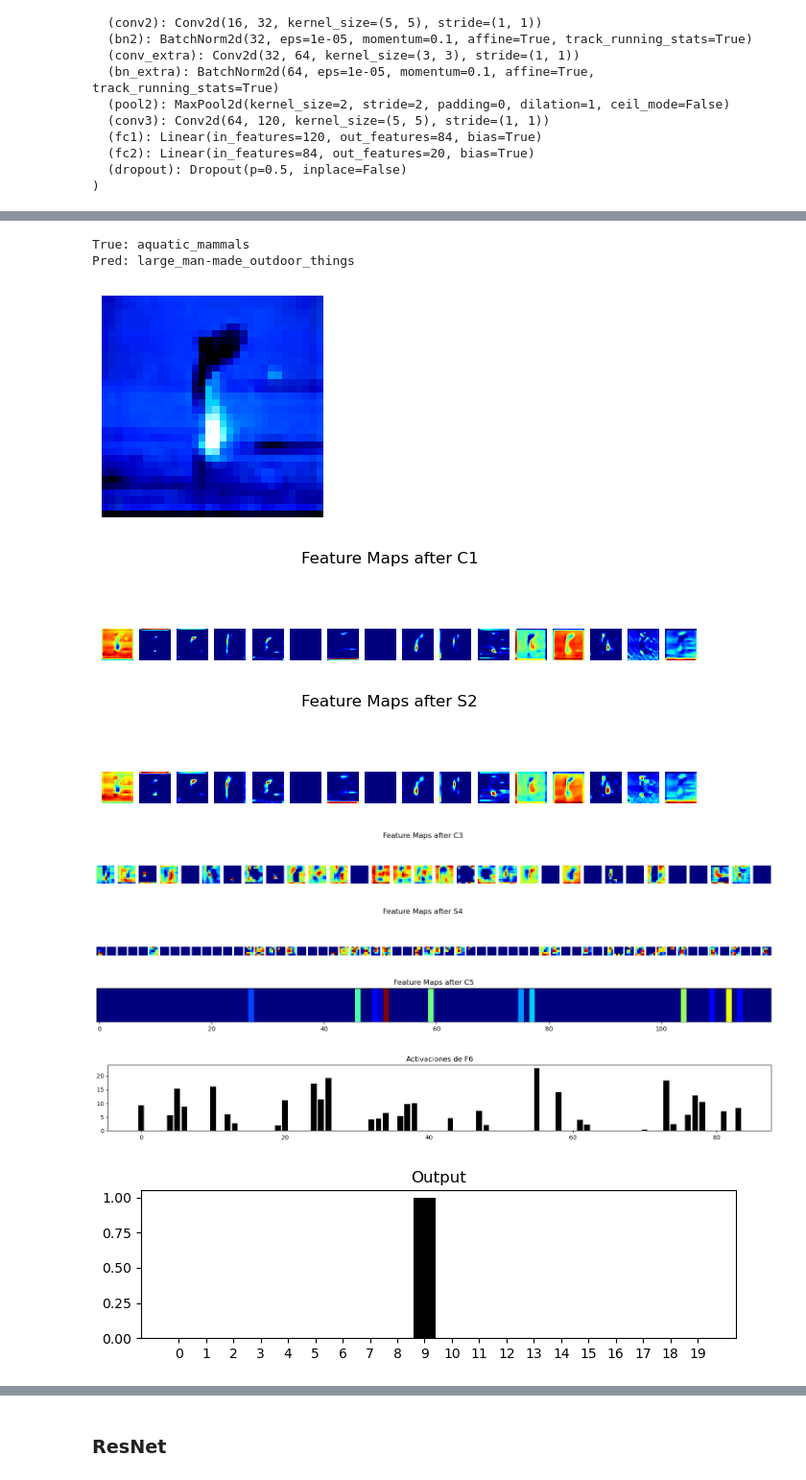
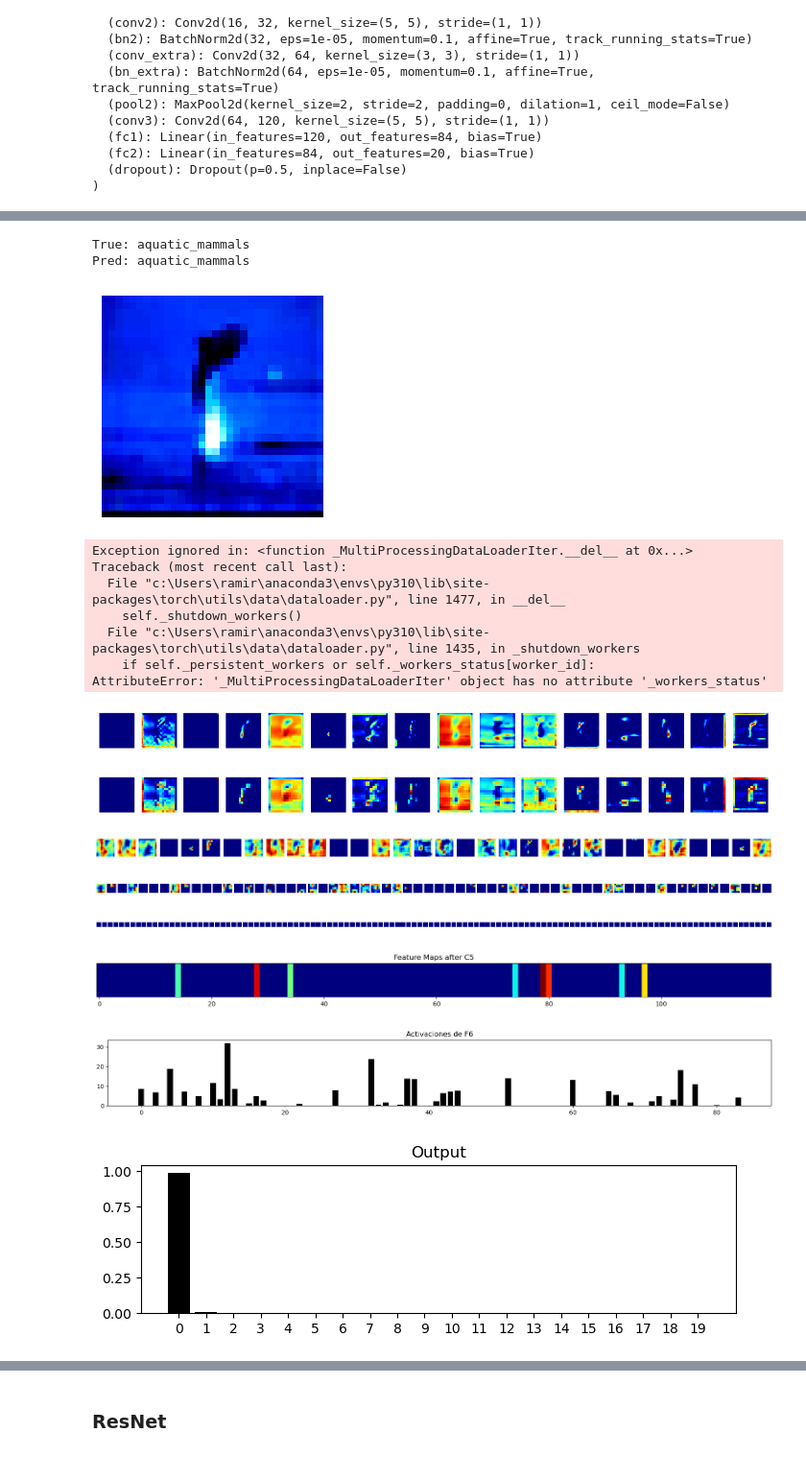
Before and after one commit to rvive/DeepLearning_for_CV, a Jupyter notebook: CNN/cifar copy.ipynb, the cells around one changed output, grey strips where cells are left out. Shown at 96% size. Drawn from its saved outputs; the diff is of its cells as text; code cells hidden in the pictures.

```diff
--- a/CNN/cifar copy.ipynb
+++ b/CNN/cifar copy.ipynb
@@ -54,9 +54,12 @@ train_ds = ImageFolder(data_dir+'/train', train_tfms)
 valid_ds = ImageFolder(data_dir+'/test', valid_tfms)
 # %%
 # PyTorch data loaders
-batch_size=64
+batch_size=128
 train_dl = DataLoader(train_ds, batch_size, shuffle=True, num_workers=3, pin_memory=True)
 valid_dl = DataLoader(valid_ds, batch_size*2, num_workers=3, pin_memory=True)
+
+# train_dl = DataLoader(train_ds, batch_size=64, shuffle=True)
+# valid_dl = DataLoader(valid_ds, batch_size=64, shuffle=False)
 # %%
 valid_dl
 # %% [output]
@@ -225,24 +228,25 @@ def visualize_feature_maps(feature_maps, title, x, y):
     for i in range(num_maps):
         axes[i].imshow(feature_maps[0, i].detach().numpy(), cmap='jet')
         axes[i].axis('off')
-    plt.suptitle(title)
+    # plt.suptitle(title)
     plt.show()
 
-visualize_feature_maps(conv1_out, 'Feature Maps after C1', x=8, y=2)
-visualize_feature_maps(pool1_out, 'Feature Maps after S2', x=8, y=2)
-visualize_feature_maps(conv2_out, 'Feature Maps after C3', x=20, y=2)
-visualize_feature_maps(pool2_out, 'Feature Maps after S4', x=20, y=2)
+visualize_feature_maps(conv1_out, 'Feature Maps after C1', x=12, y=1)
+visualize_feature_maps(pool1_out, 'Feature Maps after S2', x=12, y=1)
+visualize_feature_maps(conv2_out, 'Feature Maps after C3', x=20, y=1.2)
+visualize_feature_maps(pool2_out, 'Feature Maps after S4', x=20, y=1.5)
+visualize_feature_maps(conv3_out, 'Feature Maps after C5', x=20, y=1.2)
 
 conv3_out_flat = conv3_out.view(-1).detach().numpy()
 plt.figure(figsize=(20, 1))
 plt.imshow(conv3_out_flat[np.newaxis, :], cmap='jet', aspect='auto')
-plt.title('Feature Maps after C5')
+plt.title('Feature Maps after C6')
 plt.yticks([])
 plt.show()
 
 plt.figure(figsize=(20, 2))
 plt.bar(range(len(fc1_out[0])), fc1_out[0].detach().numpy(), color='k')
-plt.title('Activaciones de F6')
+plt.title('Activaciones de F7')
 plt.show()
 
 plt.figure(figsize=(8, 2))
@@ -419,7 +440,7 @@ plt.axis('off')
 plt.show()
 # %% [output]
 True: aquatic_mammals
-Pred: large_man-made_outdoor_things
+Pred: aquatic_mammals
 [figure]
 # %%
 model.to(device)
@@ -427,45 +448,55 @@ input_image = img.unsqueeze(0).to(device)
 
 conv1_out, pool1_out, conv2_out, conv_extra_out, pool2_out, conv3_out, fc1_out, output = model(input_image)
 
 def visualize_feature_maps(feature_maps, title, x, y):
     num_maps = feature_maps.shape[1]
     fig, axes = plt.subplots(1, num_maps, figsize=(x, y))
     for i in range(num_maps):
         axes[i].imshow(feature_maps[0, i].detach().cpu().numpy(), cmap='jet')  # Mover a CPU para visualizar
         axes[i].axis('off')
-    plt.suptitle(title)
+    # plt.suptitle(title)
     plt.show()
 
-visualize_feature_maps(conv1_out, 'Feature Maps after C1', x=8, y=2)
-visualize_feature_maps(pool1_out, 'Feature Maps after S2', x=8, y=2)
-visualize_feature_maps(conv2_out, 'Feature Maps after C3', x=20, y=2)
-visualize_feature_maps(pool2_out, 'Feature Maps after S4', x=20, y=2)
+visualize_feature_maps(conv1_out, 'Feature Maps after C1', x=12, y=1)
+visualize_feature_maps(pool1_out, 'Feature Maps after S2', x=12, y=1)
+visualize_feature_maps(conv2_out, 'Feature Maps after C3', x=20, y=1.2)
+visualize_feature_maps(pool2_out, 'Feature Maps after S4', x=20, y=1.5)
+visualize_feature_maps(conv3_out, 'Feature Maps after C5', x=20, y=1.2)
+
 
 conv3_out_flat = conv3_out.view(-1).detach().cpu().numpy()
 plt.figure(figsize=(20, 1))
 plt.imshow(conv3_out_flat[np.newaxis, :], cmap='jet', aspect='auto')
 plt.title('Feature Maps after C5')
 plt.yticks([])
 plt.show()
 
 plt.figure(figsize=(20, 2))
 plt.bar(range(len(fc1_out[0])), fc1_out[0].detach().cpu().numpy(), color='k')
 plt.title('Activaciones de F6')
 plt.show()
 
 plt.figure(figsize=(8, 2))
 plt.bar(range(len(output[0])), output[0].detach().cpu().numpy(), color='k')
 plt.title('Output')
 plt.xticks(np.arange(0, 20, 1))
 plt.show()
 # %% [output]
+Exception ignored in: <function _MultiProcessingDataLoaderIter.__del__ at 0x...>
+Traceback (most recent call last):
+  File "c:\Users\ramir\anaconda3\envs\py310\lib\site-packages\torch\utils\data\dataloader.py", line 1477, in __del__
+    self._shutdown_workers()
+  File "c:\Users\ramir\anaconda3\envs\py310\lib\site-packages\torch\utils\data\dataloader.py", line 1435, in _shutdown_workers
+    if self._persistent_workers or self._workers_status[worker_id]:
+AttributeError: '_MultiProcessingDataLoaderIter' object has no attribute '_workers_status'
-[figure, old version]
+[figure, new version]
-[figure, old version]
+[figure, new version]
-[figure, old version]
+[figure, new version]
-[figure, old version]
+[figure, new version]
-[figure, old version]
+[figure, new version]
-[figure, old version]
+[figure, new version]
-[figure, old version]
+[figure, new version]
+[figure, added]
 # %%
 from sklearn.neighbors import NearestNeighbors
 
```
Also changed, not shown: parts of 15 cells of this notebook, 10 other files.
